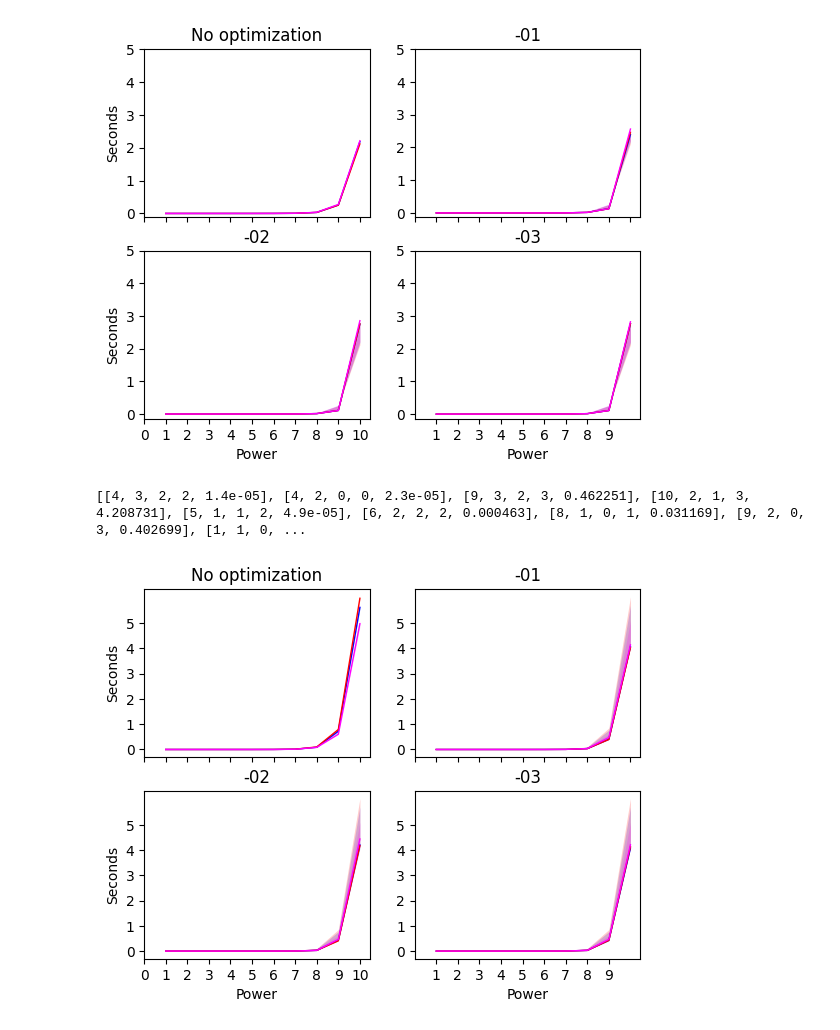
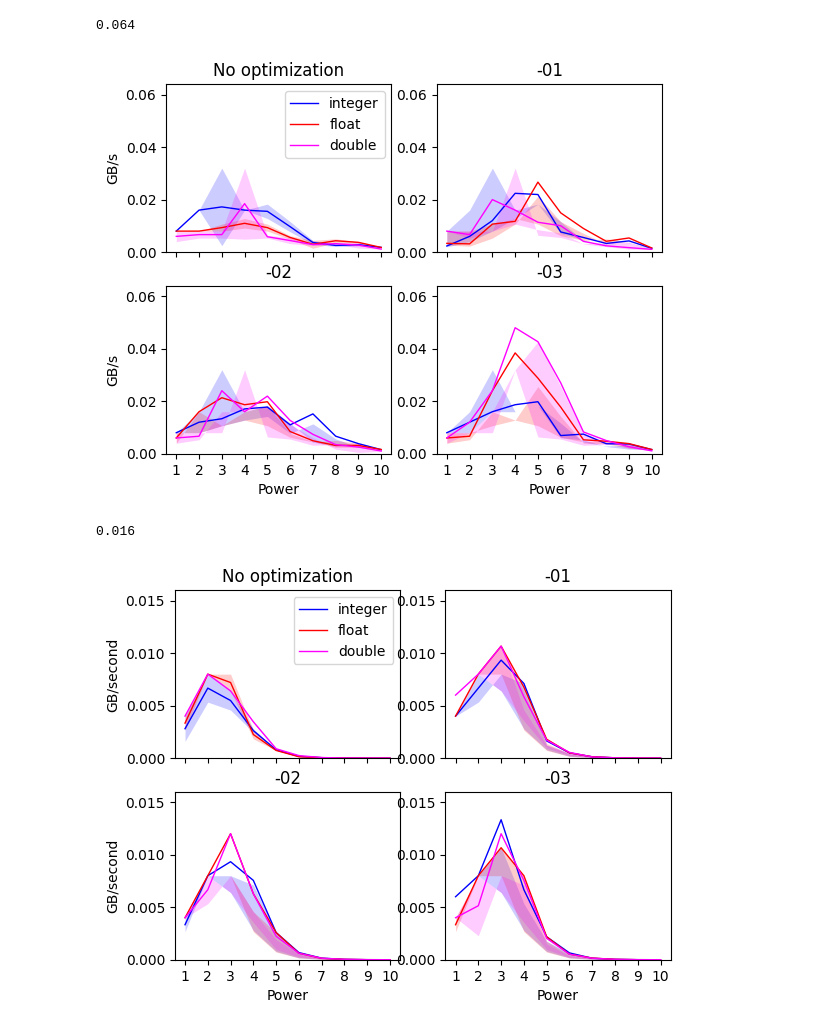
Before and after one commit to EmmanuelEngineer/GpuComputing, a Jupyter notebook: graph_generator.ipynb, the cells around one changed output. Drawn from its saved outputs; the diff is of its cells as text; code cells hidden in the pictures.

```diff
--- a/graph_generator.ipynb
+++ b/graph_generator.ipynb
@@ -17,5 +17,9 @@ def file_reader(str):
     list_of_matches = re.findall("(........) seconds", str)
     arr = list_of_matches.pop()
     return float(arr)
+# %%
+def bandwidth_calculation(row):
+     if(row["dtype"]==2)
+     row["bandwidth"] = (2**row["pow"])*2*8/(row["seconds"]*10**9)
 # %%
 import pandas as pd
@@ -110,25 +109,43 @@ def print_plots(pow_list, type_list, max_pow, list_of_y, alpha=.2):
     plt.show()
+# %%
+def get_bandwidth(dataframe):
+    max_pow = int(dataframe['pow'].max())
+    element = []
+    pow_list=range(1,max_pow+1)
+    type_list= range(0,3)
+    optimization_list = range(0,4)
+    for o in optimization_list:
+        element.append([])
+        for dt in type_list:
+            element[o].append([])
+            element[o][dt].append([])
+            element[o][dt].append([])
+            element[o][dt].append([])
+
+            for x in pow_list:
+                max_y = dataframe.query(f'pow == {x} and dtype=={dt} and optimization=={o}')["bandwidth"].max()
+                element[o][dt][0].append(max_y)
+                min_y = dataframe.query(f'pow == {x} and dtype=={dt} and optimization=={o}')["bandwidth"].min()
+                element[o][dt][1].append(min_y)
+                element[o][dt][2].append((max_y+min_y)/2)
+
+    return pow_list, type_list, max_pow, element
 # %%
 # plot
-pow_list,type_list,max_pow, list_of_y = get_list(df_MSI)
-print_plots(pow_list, type_list, max_pow, list_of_y)
+pow_list,type_list,max_pow, time_in_seconds = get_list(df_MSI)
+pow_list,type_list,max_pow, bandwidths = get_bandwidth(df_MSI)
+
+print_plots(pow_list, type_list, bandwidths,measuring = "GB/s")
 # %% [output]
+0.064
-[figure, old version]
+[figure, new version]
-# %%
-paths= file_paths("Homework_runs_HP/")
-properties_list = []
-for path in paths:
-    with open(path) as file:
-        pow,iter,dtype,optimization = file_properties(path)
-        str = file.read()
-        seconds = file_reader(str)
-        properties_list.append([pow,iter,dtype,optimization,seconds])
-print(properties_list)
-df_HP = pd.DataFrame(properties_list,columns=["pow","iteration","dtype","optimization","seconds"])
-# %% [output]
-[[4, 3, 2, 2, 1.4e-05], [4, 2, 0, 0, 2.3e-05], [9, 3, 2, 3, 0.462251], [10, 2, 1, 3, 4.208731], [5, 1, 1, 2, 4.9e-05], [6, 2, 2, 2, 0.000463], [8, 1, 0, 1, 0.031169], [9, 2, 0, 3, 0.402699], [1, 1, 0, ...
+# %%
+df_HP = get_dataframe("Homework_runs_HP/")
 # %%
-pow_list,type_list,max_pow, list_of_y = get_list(df_HP)
-print_plots(pow_list, type_list, max_pow, list_of_y)
+
+pow_list,type_list,max_pow, time_in_seconds = get_list(df_HP)
+pow_list,type_list,max_pow, bandwidths = get_bandwidth(df_HP)
+print_plots(pow_list, type_list, bandwidths,measuring = "GB/second")
 # %% [output]
+0.016
-[figure, old version]
+[figure, new version]
```
Also changed, not shown: parts of 5 cells of this notebook, 23 other files.
